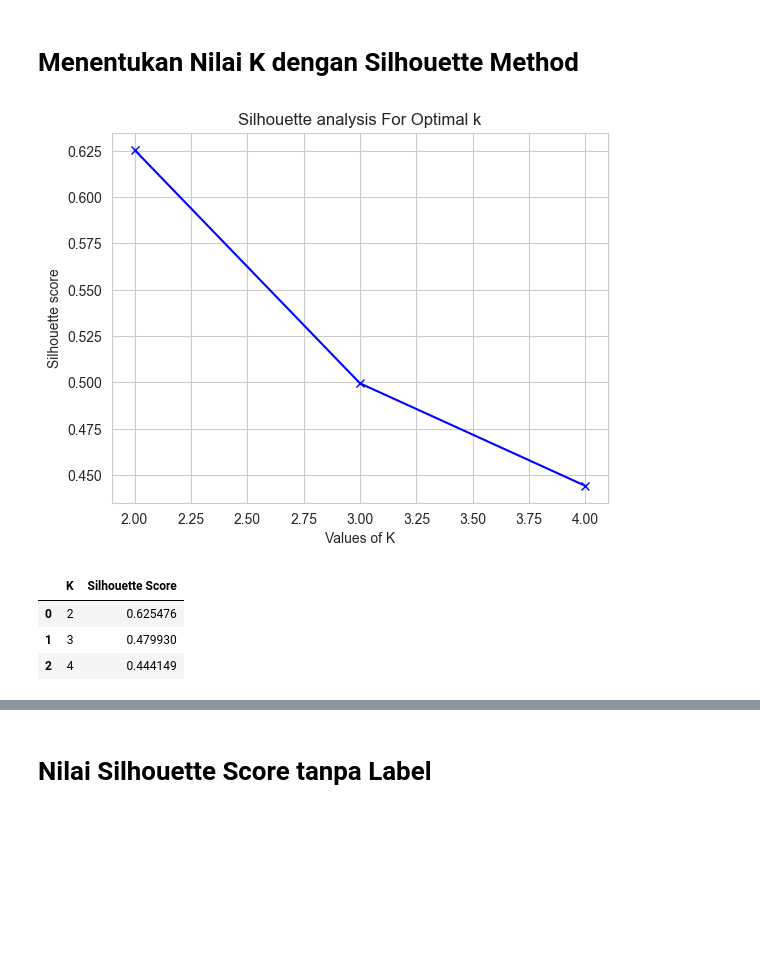
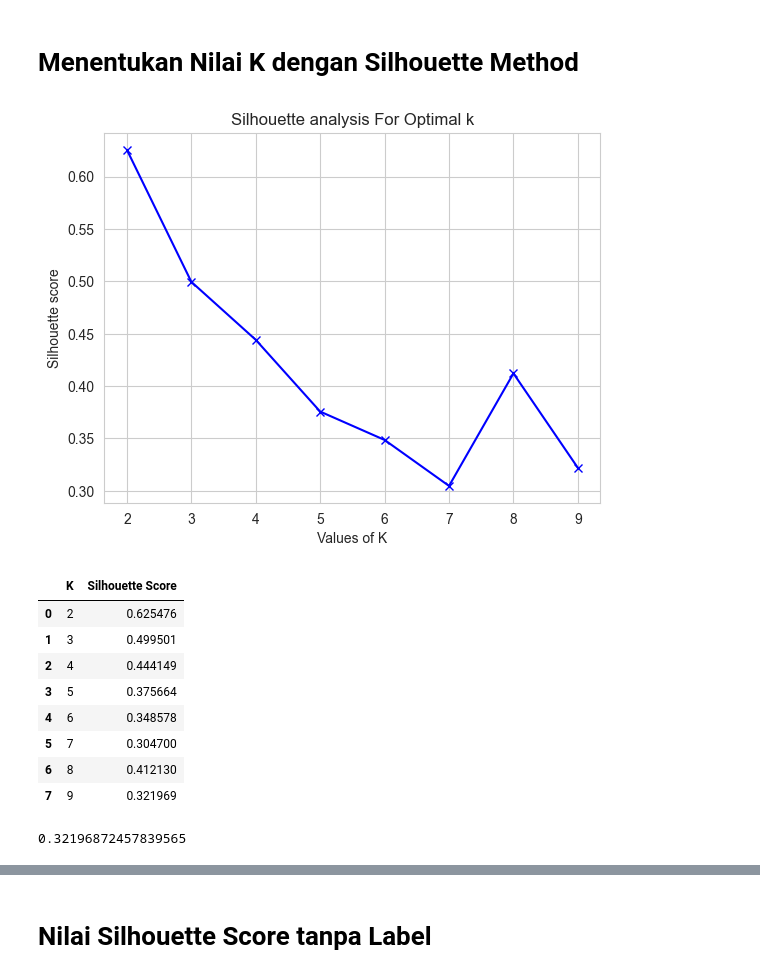
Before and after one commit to KrishnanditoLksn/MachineLearning_101, a Jupyter notebook: praktikkum/pertemuan3/iris_klastering.ipynb, the cells around one changed output, grey strips where cells are left out. Saved outputs shown, nothing was run; the diff lists cells and outputs as text; code cells hidden in the pictures; blank space fills up the shorter version.

```diff
--- a/praktikkum/pertemuan3/iris_klastering.ipynb
+++ b/praktikkum/pertemuan3/iris_klastering.ipynb
@@ -7,7 +7,7 @@ from sklearn.preprocessing import MinMaxScaler
 from sklearn.cluster import KMeans
 from sklearn.preprocessing import LabelEncoder
 
-iris_klastering = pd.read_csv('D:\\\\BelajarML\\\\dataset\\\\iris.csv', on_bad_lines='skip')
+iris_klastering = pd.read_csv('D:\\\\BelajarML\\\\praktikkum\\\\pertemuan3\\\\iris.csv', on_bad_lines='skip')
 x = iris_klastering.iloc[:, [4]].values
 iris_klastering
 # %% [output]
@@ -190,15 +190,15 @@ clean_iris_df
 # Menentukan Nilai K dengan Elbow Method
 # %%
 inertia = []
-silhouette_avg = []
-for i in range(1, 10):
+elbow_range = [1, 2, 3, 4, 5, 6, 7, 8, 9, 10]
+for i in elbow_range:
     kmeans = KMeans(n_clusters=i, init='k-means++')
     kmeans.fit(clean_iris_df)
     inertia.append(kmeans.inertia_)
     cluster_labels = kmeans.labels_
 
 plt.title('Elbow method')
-plt.plot(range(1, 10), inertia, marker='x', c="red")
+plt.plot(elbow_range, inertia, marker='o', c="blue")
 plt.xlabel('Number of clusters')
 plt.ylabel('Inertia')
 plt.show()
@@ -209,29 +231,39 @@ plt.show()
 # %%
 from sklearn.metrics import silhouette_score
 
-range_n_clusters = [2, 3,4]
+range_n_clusters = [2, 3, 4, 5, 6, 7, 8, 9]
 silhouette_avg = []
 for num_clusters in range_n_clusters:
     # initialise kmeans
     kmeans = KMeans(n_clusters=num_clusters)
     kmeans.fit(clean_iris_df)
     cluster_labels = kmeans.labels_
     #silhouette score
-    silhouette_avg.append(silhouette_score(clean_iris_df, cluster_labels, metric='euclidean'))
+    silhouette_avg.append(silhouette_score(clean_iris_df, cluster_labels))
 
 plt.plot(range_n_clusters, silhouette_avg, 'bx-')
 plt.xlabel('Values of K')
 plt.ylabel('Silhouette score')
 plt.title('Silhouette analysis For Optimal k')
 plt.show()
 # %% [output]
-[figure, old version]
+[figure, new version]
 # %%
 silhouette_data = pd.DataFrame({'K': range_n_clusters, 'Silhouette Score': silhouette_avg})
 silhouette_data
 # %% [output]
 |  | K | Silhouette Score |
 | 0 | 2 | 0.625476 |
-| 1 | 3 | 0.479930 |
+| 1 | 3 | 0.499501 |
 | 2 | 4 | 0.444149 |
+| 3 | 5 | 0.375664 |
+| 4 | 6 | 0.348578 |
+| 5 | 7 | 0.304700 |
+| 6 | 8 | 0.412130 |
+| 7 | 9 | 0.321969 |
+# %%
+silhouette_scores = silhouette_score(clean_iris_df, kmeans.labels_)
+print(silhouette_scores)
+# %% [output]
+0.32196872457839565
 # %%
```
Also changed, not shown: parts of 18 cells of this notebook.
